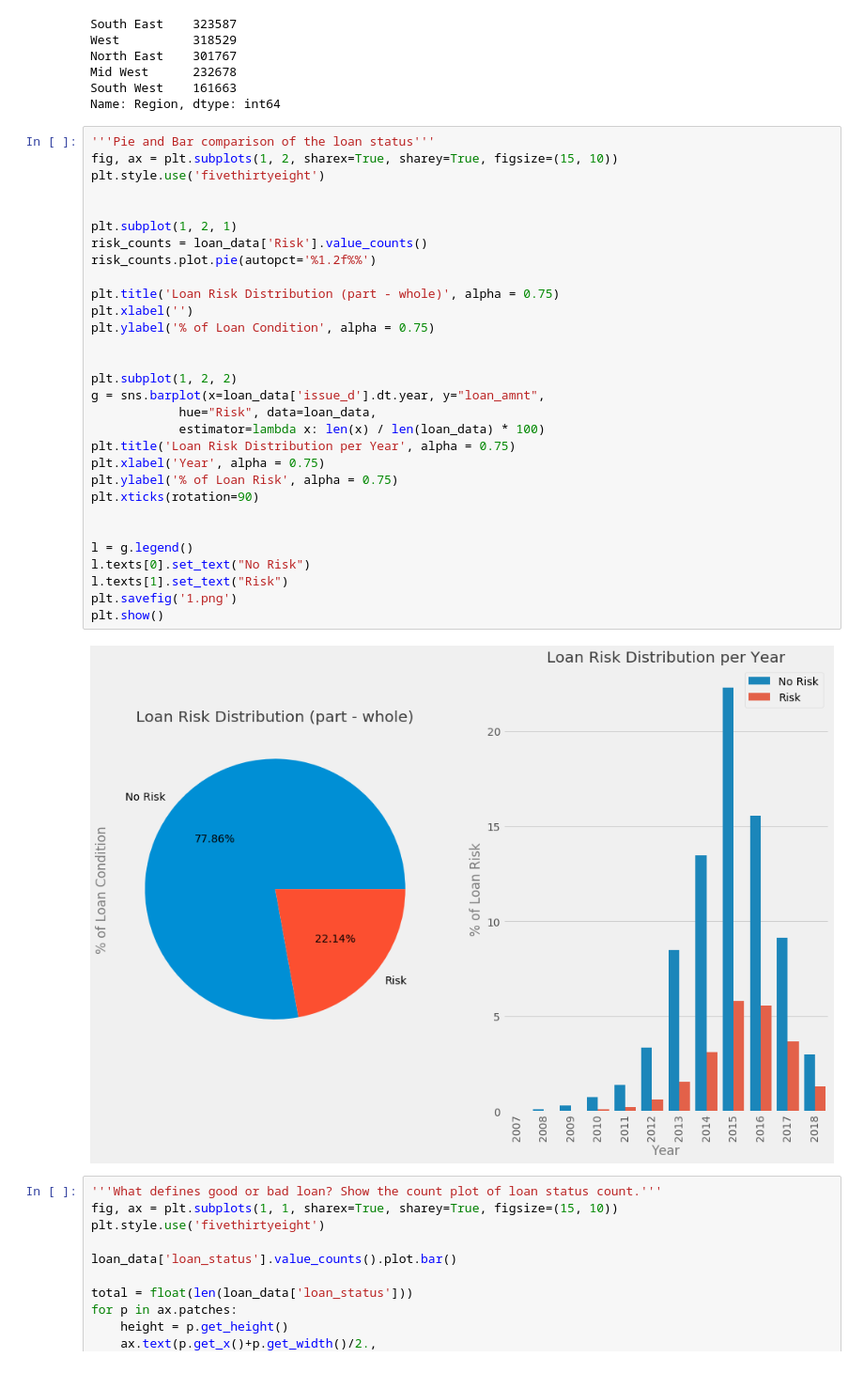
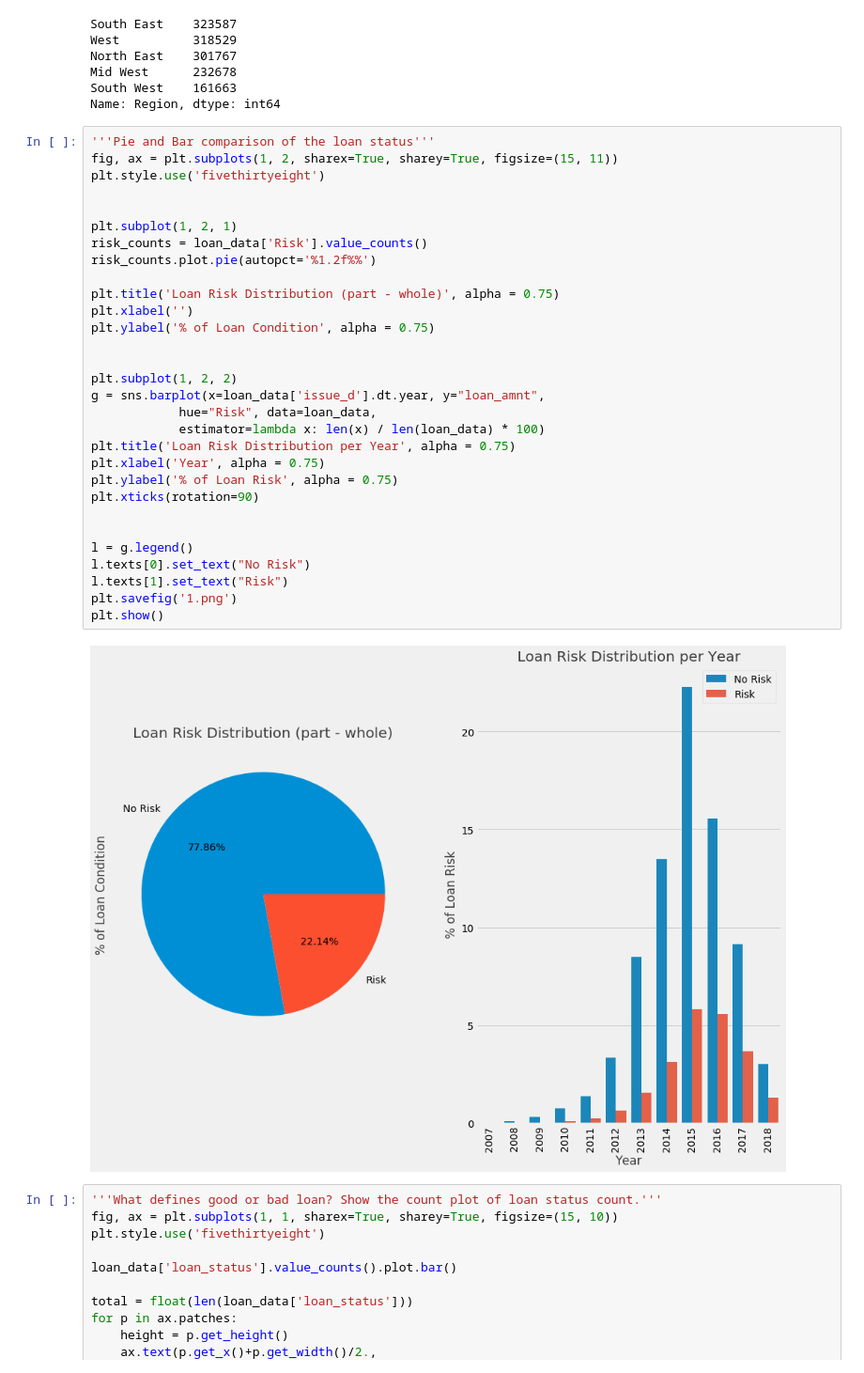
Before and after one commit to sanatanonline/pynb-codes, a Jupyter notebook: src/lending club/02 Data Visualization and Inferences - 538.ipynb, the cells around one changed output. Shown: that part at 94% size. Drawn from its saved outputs; the diff is of its cells as text.

```diff
--- a/src/lending club/02 Data Visualization and Inferences - 538.ipynb
+++ b/src/lending club/02 Data Visualization and Inferences - 538.ipynb
@@ -58,36 +58,36 @@ South West    161663
 Name: Region, dtype: int64
 # %%
 '''Pie and Bar comparison of the loan status'''
-fig, ax = plt.subplots(1, 2, sharex=True, sharey=True, figsize=(15, 10))
+fig, ax = plt.subplots(1, 2, sharex=True, sharey=True, figsize=(15, 11))
 plt.style.use('fivethirtyeight')
 
 
 plt.subplot(1, 2, 1)
 risk_counts = loan_data['Risk'].value_counts()
 risk_counts.plot.pie(autopct='%1.2f%%')
 
 plt.title('Loan Risk Distribution (part - whole)', alpha = 0.75)
 plt.xlabel('')
 plt.ylabel('% of Loan Condition', alpha = 0.75)
 
 
 plt.subplot(1, 2, 2)
 g = sns.barplot(x=loan_data['issue_d'].dt.year, y="loan_amnt",
             hue="Risk", data=loan_data,
             estimator=lambda x: len(x) / len(loan_data) * 100)
 plt.title('Loan Risk Distribution per Year', alpha = 0.75)
 plt.xlabel('Year', alpha = 0.75)
 plt.ylabel('% of Loan Risk', alpha = 0.75)
 plt.xticks(rotation=90)
 
 
 l = g.legend()
 l.texts[0].set_text("No Risk")
 l.texts[1].set_text("Risk")
 plt.savefig('1.png')
 plt.show()
 # %% [output]
-[figure, old version]
+[figure, new version]
 # %%
 '''What defines good or bad loan? Show the count plot of loan status count.'''
 fig, ax = plt.subplots(1, 1, sharex=True, sharey=True, figsize=(15, 10))
```
Also changed, not shown: parts of 2 cells of this notebook, 2 other files.
